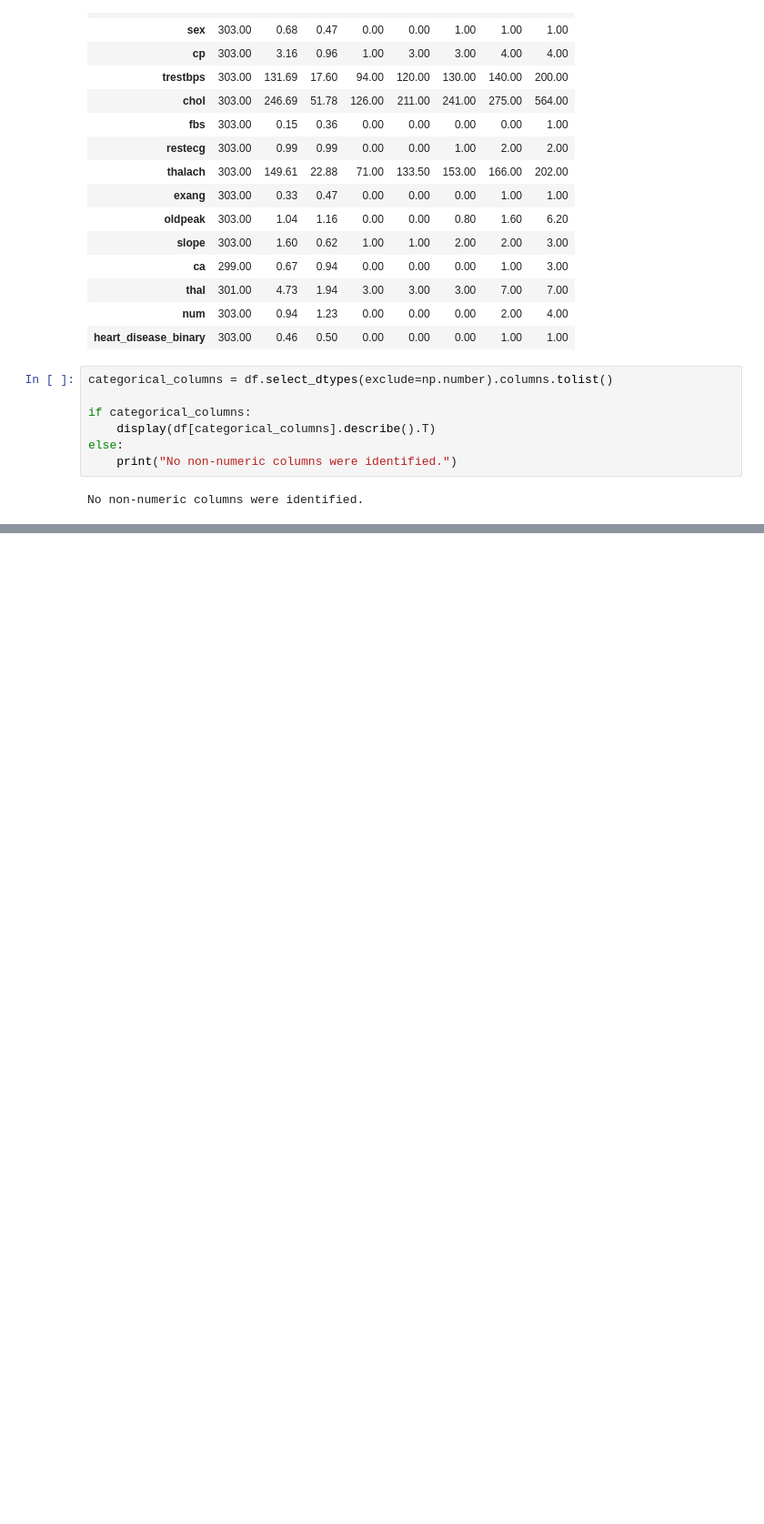
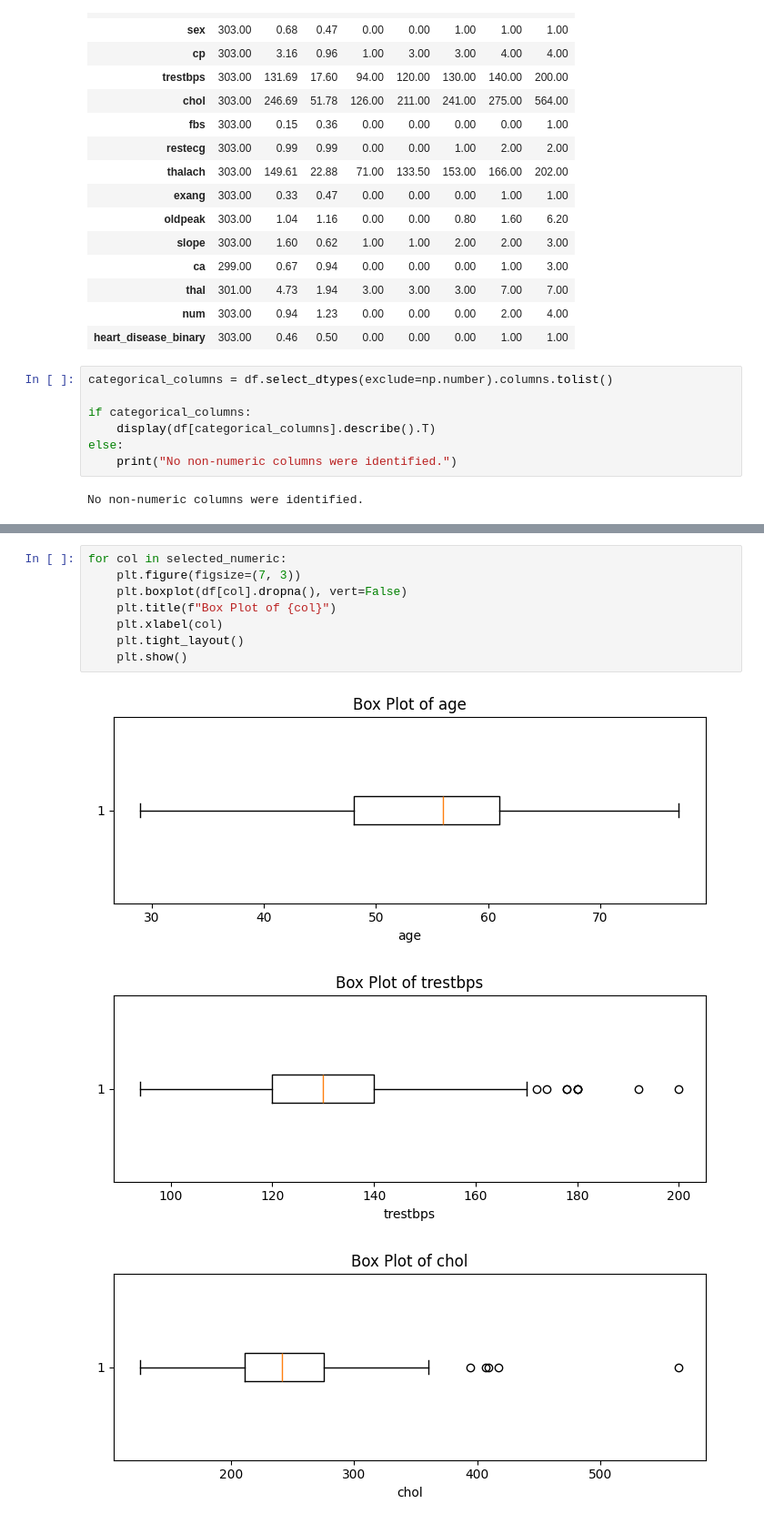
Before and after one commit to Kushagra-afk-commits/Heart-Disease-prediction-Using-Machine-Learning, a Jupyter notebook: Heart_Disease.ipynb, the cells around one changed output, grey strips where cells are left out. Shown at 91% size. Drawn from its saved outputs; the diff is of its cells as text; blank space fills up the shorter version.

```diff
--- a/Heart_Disease.ipynb
+++ b/Heart_Disease.ipynb
@@ -327,0 +350,12 @@ No non-numeric columns were identified.
+# %%
+for col in selected_numeric:
+    plt.figure(figsize=(7, 3))
+    plt.boxplot(df[col].dropna(), vert=False)
+    plt.title(f"Box Plot of {col}")
+    plt.xlabel(col)
+    plt.tight_layout()
+    plt.show()
+# %% [output]
+[figure, added]
+[figure, added]
+[figure, added]
```
Also changed, not shown: parts of 10 cells of this notebook.
